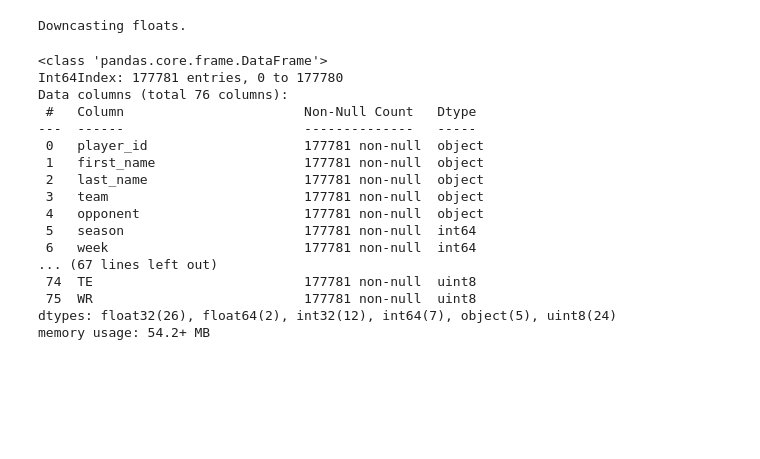
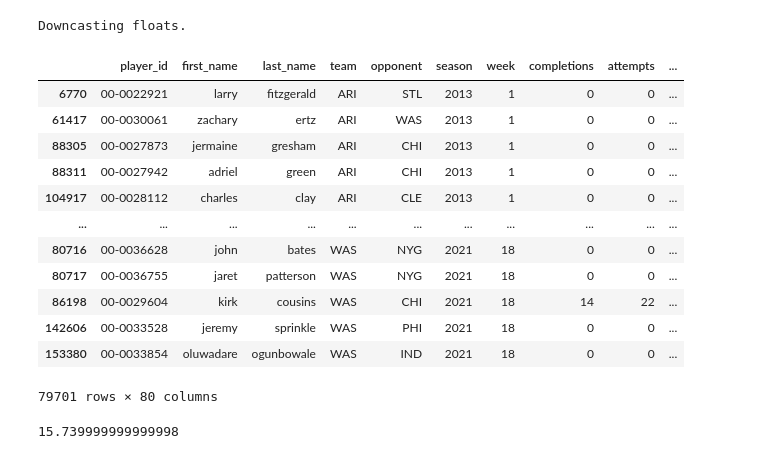
Before and after one commit to zbloss/ff-player-projections, a Jupyter notebook: notebooks/data-engineering.ipynb, the cells around one changed output. Saved outputs shown, nothing was run; the diff lists cells and outputs as text; code cells hidden in the pictures; blank space fills up the shorter version.

Commit message:
add half ppr scoring

```diff
--- a/notebooks/data-engineering.ipynb
+++ b/notebooks/data-engineering.ipynb
@@ -10,5 +10,6 @@ weekly_data = nfl.import_weekly_data(years=years_to_analyze)
 roster_data = nfl.import_rosters(years=years_to_analyze)
 snap = nfl.import_snap_counts(years=years_to_analyze)
 team_info = nfl.import_team_desc()
+inj = nfl.import_injuries(years_to_analyze)
 # %% [output]
 Downcasting floats.
@@ -65,6 +90,8 @@ columns_to_drop = [
     'special_teams_tds',
     'college',
     'depth_chart_position',
+    'fantasy_points',
+    'fantasy_points_ppr',
 ]
 data.drop(columns_to_drop, axis=1, inplace=True)
 data = data[
@@ -218,23 +245,39 @@ data.insert(1, 'first_name', data.pop('first_name'))
 data.insert(2, 'last_name', data.pop('last_name'))
 data.insert(3, 'team', data.pop('team'))
 data.insert(4, 'opponent', data.pop('opponent'))
-# %%
-data.info()
-# %% [output]
-<class 'pandas.core.frame.DataFrame'>
-Int64Index: 177781 entries, 0 to 177780
-Data columns (total 76 columns):
- #   Column                       Non-Null Count   Dtype
----  ------                       --------------   -----
- 0   player_id                    177781 non-null  object
- 1   first_name                   177781 non-null  object
- 2   last_name                    177781 non-null  object
- 3   team                         177781 non-null  object
- 4   opponent                     177781 non-null  object
- 5   season                       177781 non-null  int64
- 6   week                         177781 non-null  int64
-... (67 lines left out)
- 74  TE                           177781 non-null  uint8
- 75  WR                           177781 non-null  uint8
-dtypes: float32(26), float64(2), int32(12), int64(7), object(5), uint8(24)
-memory usage: 54.2+ MB
+# %%
+data = pd.merge(
+    left=data,
+    right=injuries,
+    left_on=['season', 'week', 'team'],
+    right_on=['season', 'week', 'team'],
+    how='left'
+)
+
+data['positional_injuries_QB'] = data['positional_injuries_QB'].fillna(0)
+data['positional_injuries_RB'] = data['positional_injuries_RB'].fillna(0)
+data['positional_injuries_TE'] = data['positional_injuries_TE'].fillna(0)
+data['positional_injuries_WR'] = data['positional_injuries_WR'].fillna(0)
+
+data['positional_injuries_QB'] = data['positional_injuries_QB'].astype(int)
+data['positional_injuries_RB'] = data['positional_injuries_RB'].astype(int)
+data['positional_injuries_TE'] = data['positional_injuries_TE'].astype(int)
+data['positional_injuries_WR'] = data['positional_injuries_WR'].astype(int)
+# %%
+data.drop_duplicates(inplace=True)
+# %%
+data.sort_values(by=['season', 'week', 'team'], ascending=True)
+# %% [output]
+|  | player_id | first_name | last_name | team | opponent | season | week | completions | attempts | ... |
+| 6770 | 00-0022921 | larry | fitzgerald | ARI | STL | 2013 | 1 | 0 | 0 | ... |
+| 61417 | 00-0030061 | zachary | ertz | ARI | WAS | 2013 | 1 | 0 | 0 | ... |
+| 88305 | 00-0027873 | jermaine | gresham | ARI | CHI | 2013 | 1 | 0 | 0 | ... |
+| 88311 | 00-0027942 | adriel | green | ARI | CHI | 2013 | 1 | 0 | 0 | ... |
+| 104917 | 00-0028112 | charles | clay | ARI | CLE | 2013 | 1 | 0 | 0 | ... |
+| ... | ... | ... | ... | ... | ... | ... | ... | ... | ... | ... |
+| 80716 | 00-0036628 | john | bates | WAS | NYG | 2021 | 18 | 0 | 0 | ... |
+| 80717 | 00-0036755 | jaret | patterson | WAS | NYG | 2021 | 18 | 0 | 0 | ... |
+| 86198 | 00-0029604 | kirk | cousins | WAS | CHI | 2021 | 18 | 14 | 22 | ... |
+| 142606 | 00-0033528 | jeremy | sprinkle | WAS | PHI | 2021 | 18 | 0 | 0 | ... |
+| 153380 | 00-0033854 | oluwadare | ogunbowale | WAS | IND | 2021 | 18 | 0 | 0 | ... |
+79701 rows × 80 columns
@@ -240,0 +367,4 @@ memory usage: 54.2+ MB
+# %%
+half_ppr_scoring(1, 1, 1, 1, 1, 1, 1, 1, 1, 1)
+# %% [output]
+15.739999999999998
```
Also changed, not shown: parts of 5 cells of this notebook, 3 other files.
